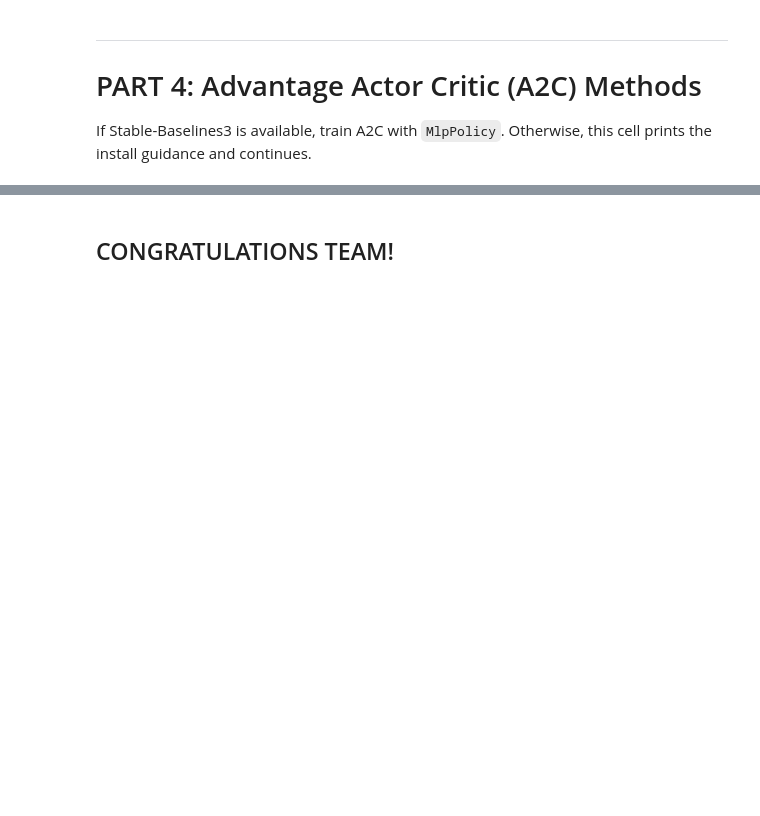
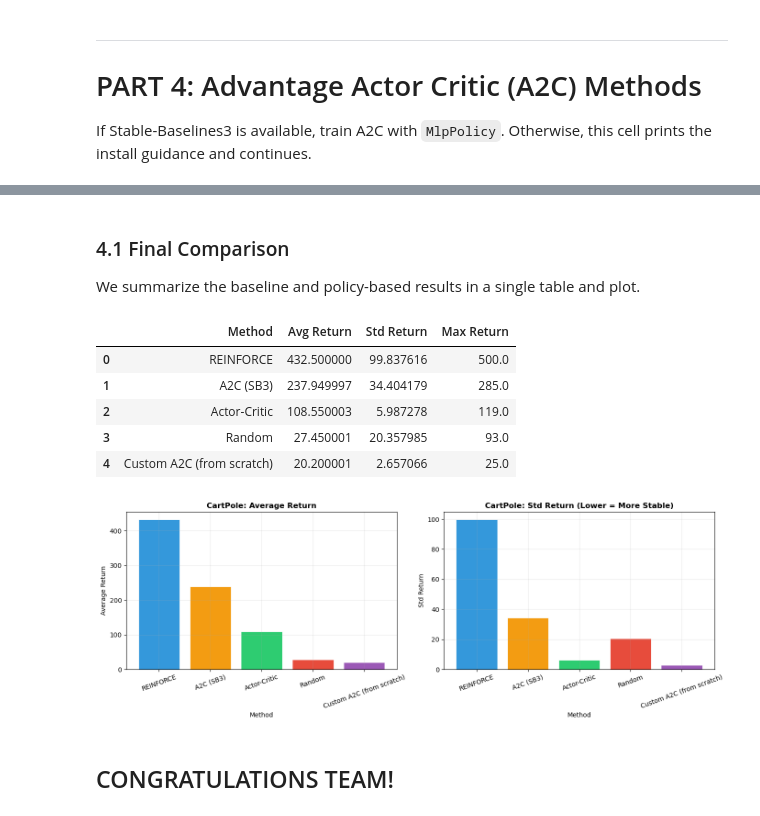
Before and after one commit to ovapil/RLNT549-Q21-Labs, a Jupyter notebook: LAB4/Lab4.1-st.ipynb, the cells around one changed output, grey strips where cells are left out. Cells and saved outputs as stored; diff of their text form; code cells hidden in the pictures; blank space fills up the shorter version.

```diff
--- a/LAB4/Lab4.1-st.ipynb
+++ b/LAB4/Lab4.1-st.ipynb
@@ -645,3 +995,72 @@ plt.show()
+# %% [markdown]
+### 4.1 Final Comparison
+
+We summarize the baseline and policy-based results in a single table and plot.
+# %%
+# ============================================================================
+# Final comparison table and plot
+# ============================================================================
+
+comparison_rows = []
+
+
+def add_cartpole_result(method_name, returns):
+    comparison_rows.append({
+        'Method': method_name,
+        'Avg Return': float(np.mean(returns)),
+        'Std Return': float(np.std(returns)),
+        'Max Return': float(np.max(returns)),
+    })
+
+
+add_cartpole_result('Random', random_returns)
+add_cartpole_result('REINFORCE', reinforce_eval_returns)
+add_cartpole_result('Actor-Critic', actor_critic_eval_returns)
+add_cartpole_result('Custom A2C (from scratch)', custom_a2c_eval_returns)
+
+if a2c_available and a2c_eval_returns is not None:
+    add_cartpole_result('A2C (SB3)', a2c_eval_returns)
+
+cartpole_comparison_df = pd.DataFrame(comparison_rows)
+cartpole_comparison_df = cartpole_comparison_df.sort_values(
+    by='Avg Return', ascending=False).reset_index(drop=True)
+
+display(cartpole_comparison_df)
+
+# Bar chart: Average Return
+fig, axes = plt.subplots(1, 2, figsize=(14, 5))
+
+colors = ['#e74c3c' if 'Random' in m else
+          '#3498db' if 'REINFORCE' in m else
+          '#2ecc71' if 'Actor-Critic' in m else
+          '#9b59b6' if 'Custom' in m else
+          '#f39c12'
+          for m in cartpole_comparison_df['Method']]
+
+axes[0].bar(cartpole_comparison_df['Method'], cartpole_comparison_df['Avg Return'],
+            color=colors, edgecolor='white', linewidth=0.5)
+axes[0].set_title('CartPole: Average Return', fontweight='bold')
+axes[0].set_xlabel('Method')
+axes[0].set_ylabel('Average Return')
+axes[0].tick_params(axis='x', rotation=20)
+
+axes[1].bar(cartpole_comparison_df['Method'], cartpole_comparison_df['Std Return'],
+            color=colors, edgecolor='white', linewidth=0.5)
+axes[1].set_title('CartPole: Std Return (Lower = More Stable)', fontweight='bold')
+axes[1].set_xlabel('Method')
+axes[1].set_ylabel('Std Return')
+axes[1].tick_params(axis='x', rotation=20)
+
+plt.tight_layout()
+plt.show()
+# %% [output]
+|  | Method | Avg Return | Std Return | Max Return |
+| 0 | REINFORCE | 432.500000 | 99.837616 | 500.0 |
+| 1 | A2C (SB3) | 237.949997 | 34.404179 | 285.0 |
+| 2 | Actor-Critic | 108.550003 | 5.987278 | 119.0 |
+| 3 | Random | 27.450001 | 20.357985 | 93.0 |
+| 4 | Custom A2C (from scratch) | 20.200001 | 2.657066 | 25.0 |
+[figure, added]
 # %% [markdown]
 ## CONGRATULATIONS TEAM!
 # %% [markdown]
```
Also changed, not shown: parts of 28 cells of this notebook, 1 other file.
